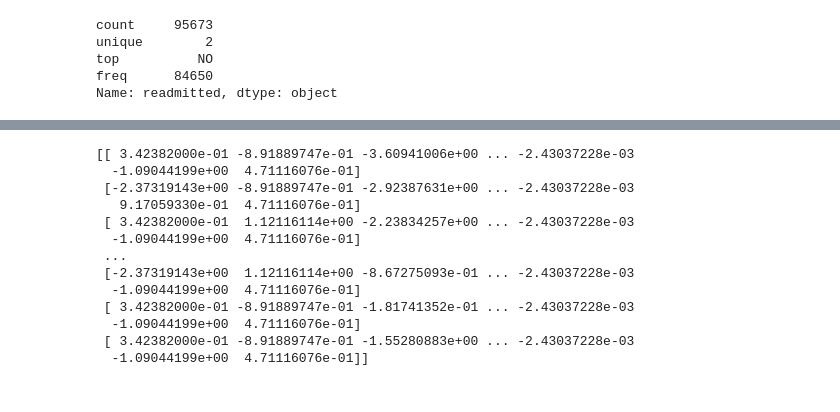
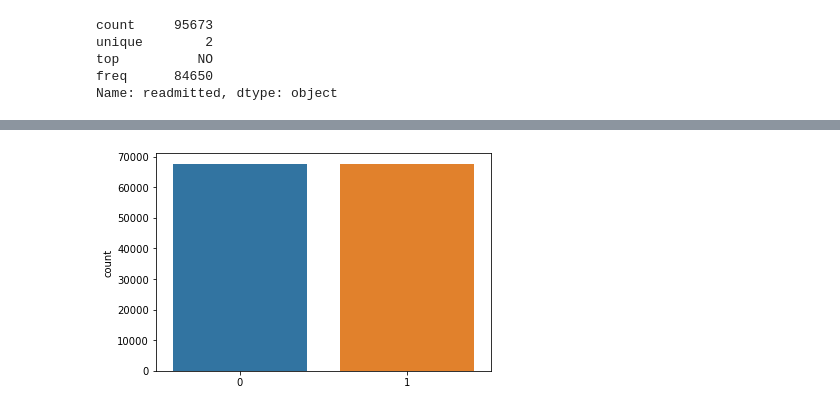
Before and after one commit to GuangyanCai/CS273A-Project, a Jupyter notebook: preprocess_data.ipynb, the cells around one changed output, grey strips where cells are left out. Drawn from its saved outputs; the diff is of its cells as text; code cells hidden in the pictures.

```diff
--- a/preprocess_data.ipynb
+++ b/preprocess_data.ipynb
@@ -212,4 +211,9 @@ x, y = data[:, :-1], data[:, -1:]
+# %%
+scaler = preprocessing.StandardScaler()
+x_train = scaler.fit_transform(x_train)
+x_valid = scaler.transform(x_valid)
+x_test = scaler.transform(x_test)
 # %%
 smotenc = imblearn.over_sampling.SMOTENC(categorical_features=cat_columns_id[:-1], random_state=0, n_jobs=-1)
-x_resampled, y_resampled = smotenc.fit_resample(x, y)
+x_train_resampled, y_train_resampled = smotenc.fit_resample(x_train, y_train)
 # %%
@@ -220,19 +223,0 @@ plt.show()
-# %%
-scaler = preprocessing.StandardScaler()
-x_scaled = x_resampled.copy()
-x_scaled = scaler.fit_transform(x_scaled)
-print(x_scaled)
-# %% [output]
-[[ 3.42382000e-01 -8.91889747e-01 -3.60941006e+00 ... -2.43037228e-03
-  -1.09044199e+00  4.71116076e-01]
- [-2.37319143e+00 -8.91889747e-01 -2.92387631e+00 ... -2.43037228e-03
-   9.17059330e-01  4.71116076e-01]
- [ 3.42382000e-01  1.12116114e+00 -2.23834257e+00 ... -2.43037228e-03
-  -1.09044199e+00  4.71116076e-01]
- ...
- [-2.37319143e+00  1.12116114e+00 -8.67275093e-01 ... -2.43037228e-03
-  -1.09044199e+00  4.71116076e-01]
- [ 3.42382000e-01 -8.91889747e-01 -1.81741352e-01 ... -2.43037228e-03
-  -1.09044199e+00  4.71116076e-01]
- [ 3.42382000e-01 -8.91889747e-01 -1.55280883e+00 ... -2.43037228e-03
-  -1.09044199e+00  4.71116076e-01]]
@@ -240,0 +224,5 @@ x_train, x_test, y_train, y_test = train_test_split(x_scaled, y_resampled, test_
+# %%
+sns.countplot(y_train_resampled)
+plt.show()
+# %% [output]
+[figure, added]
```
Also changed, not shown: parts of 8 cells of this notebook.
